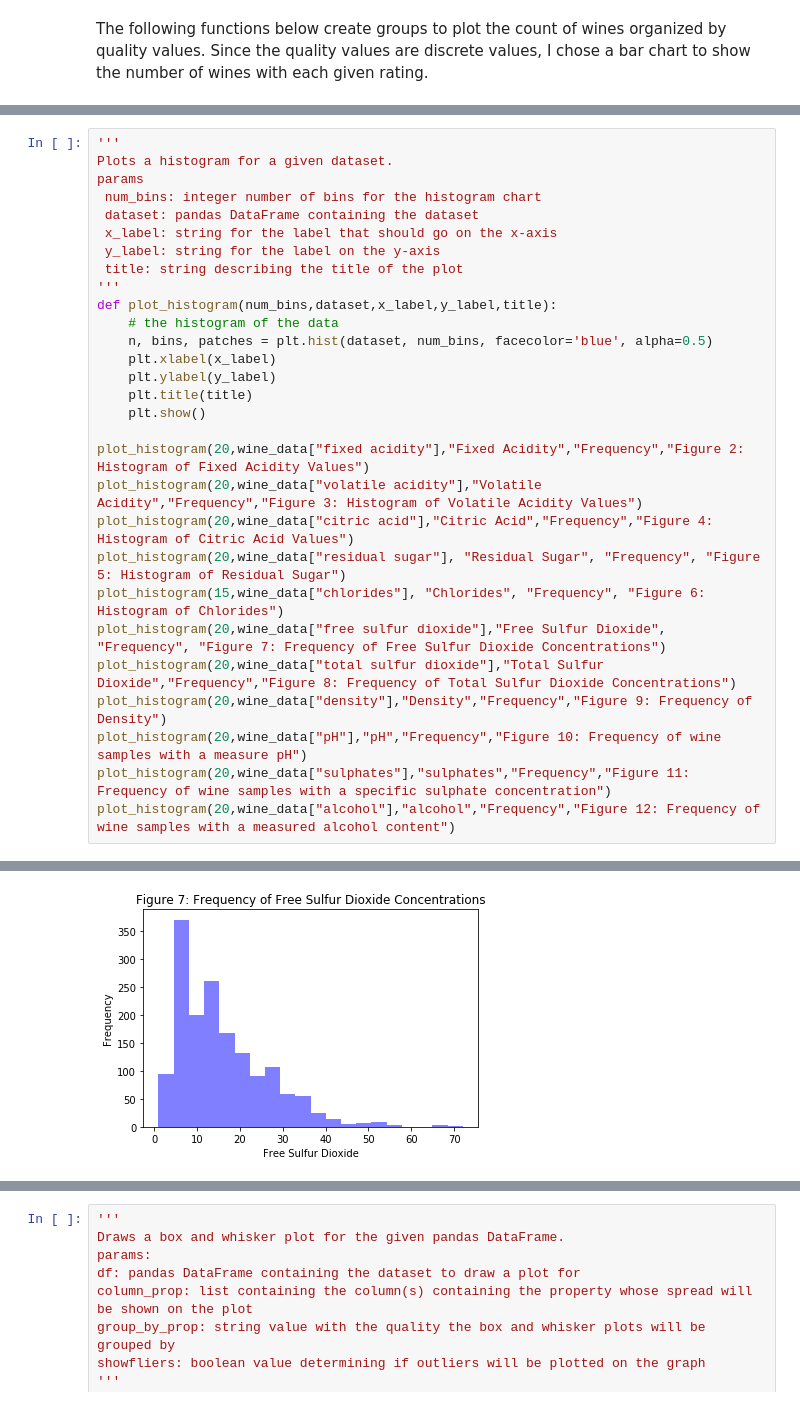
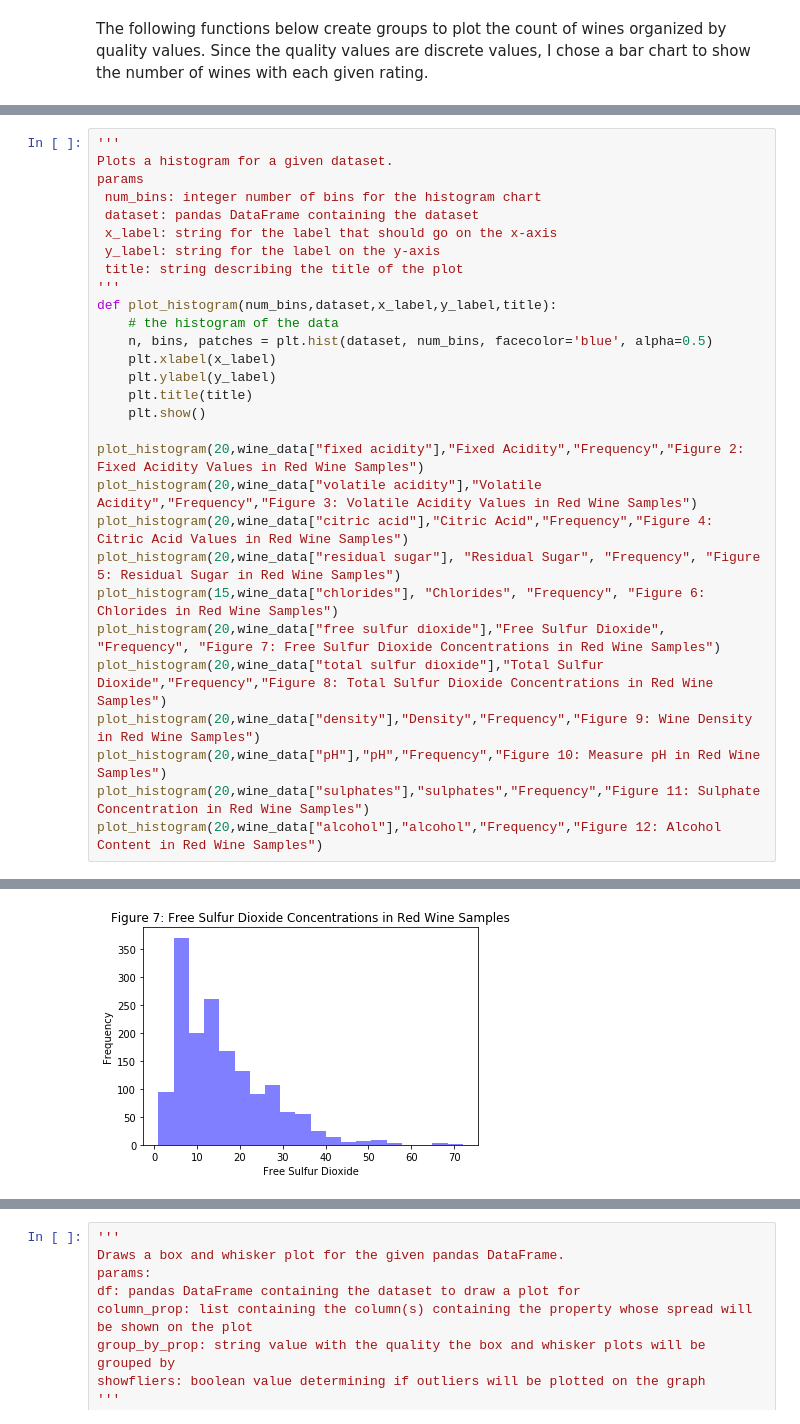
Before and after one commit to ahibb/red-wine-quality-analysis, a Jupyter notebook: Wine Quality Exploration.ipynb, the cells around one changed output, grey strips where cells are left out. Cells and saved outputs as stored; diff of their text form.

Commit message:
changed language to improve clarity and added more overlayed histograms

```diff
--- a/Wine Quality Exploration.ipynb
+++ b/Wine Quality Exploration.ipynb
@@ -186,15 +192,15 @@ def plot_histogram(num_bins,dataset,x_label,y_label,title):
     plt.title(title)
     plt.show()
 
-plot_histogram(20,wine_data["fixed acidity"],"Fixed Acidity","Frequency","Figure 2: Histogram of Fixed Acidity Values")
-plot_histogram(20,wine_data["volatile acidity"],"Volatile Acidity","Frequency","Figure 3: Histogram of Volatile Acidity Values")
-plot_histogram(20,wine_data["citric acid"],"Citric Acid","Frequency","Figure 4: Histogram of Citric Acid Values")
-plot_histogram(20,wine_data["residual sugar"], "Residual Sugar", "Frequency", "Figure 5: Histogram of Residual Sugar")
-plot_histogram(15,wine_data["chlorides"], "Chlorides", "Frequency", "Figure 6: Histogram of Chlorides")
-plot_histogram(20,wine_data["free sulfur dioxide"],"Free Sulfur Dioxide", "Frequency", "Figure 7: Frequency of Free Sulfur Dioxide Concentrations")
-plot_histogram(20,wine_data["total sulfur dioxide"],"Total Sulfur Dioxide","Frequency","Figure 8: Frequency of Total Sulfur Dioxide Concentrations")
-plot_histogram(20,wine_data["density"],"Density","Frequency","Figure 9: Frequency of Density")
-plot_histogram(20,wine_data["pH"],"pH","Frequency","Figure 10: Frequency of wine samples with a measure pH")
-plot_histogram(20,wine_data["sulphates"],"sulphates","Frequency","Figure 11: Frequency of wine samples with a specific sulphate concentration")
-plot_histogram(20,wine_data["alcohol"],"alcohol","Frequency","Figure 12: Frequency of wine samples with a measured alcohol content")
+plot_histogram(20,wine_data["fixed acidity"],"Fixed Acidity","Frequency","Figure 2: Fixed Acidity Values in Red Wine Samples")
+plot_histogram(20,wine_data["volatile acidity"],"Volatile Acidity","Frequency","Figure 3: Volatile Acidity Values in Red Wine Samples")
+plot_histogram(20,wine_data["citric acid"],"Citric Acid","Frequency","Figure 4: Citric Acid Values in Red Wine Samples")
+plot_histogram(20,wine_data["residual sugar"], "Residual Sugar", "Frequency", "Figure 5: Residual Sugar in Red Wine Samples")
+plot_histogram(15,wine_data["chlorides"], "Chlorides", "Frequency", "Figure 6: Chlorides in Red Wine Samples")
+plot_histogram(20,wine_data["free sulfur dioxide"],"Free Sulfur Dioxide", "Frequency", "Figure 7: Free Sulfur Dioxide Concentrations in Red Wine Samples")
+plot_histogram(20,wine_data["total sulfur dioxide"],"Total Sulfur Dioxide","Frequency","Figure 8: Total Sulfur Dioxide Concentrations in Red Wine Samples")
+plot_histogram(20,wine_data["density"],"Density","Frequency","Figure 9: Wine Density in Red Wine Samples")
+plot_histogram(20,wine_data["pH"],"pH","Frequency","Figure 10: Measure pH in Red Wine Samples")
+plot_histogram(20,wine_data["sulphates"],"sulphates","Frequency","Figure 11: Sulphate Concentration in Red Wine Samples")
+plot_histogram(20,wine_data["alcohol"],"alcohol","Frequency","Figure 12: Alcohol Content in Red Wine Samples")
 # %% [output]
@@ -206 +212 @@ plot_histogram(20,wine_data["alcohol"],"alcohol","Frequency","Figure 12: Frequen
-[figure, old version]
+[figure, new version]
```
Also changed, not shown: parts of 12 cells of this notebook.
